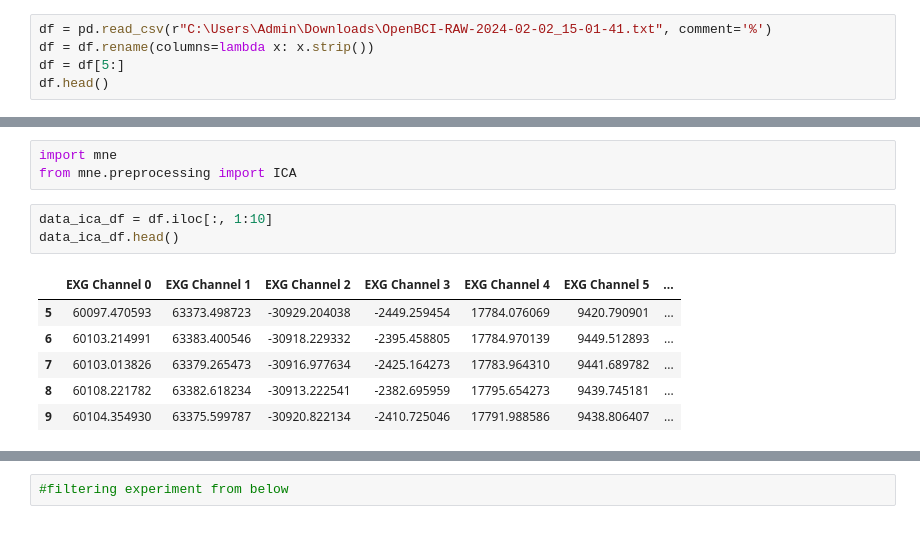
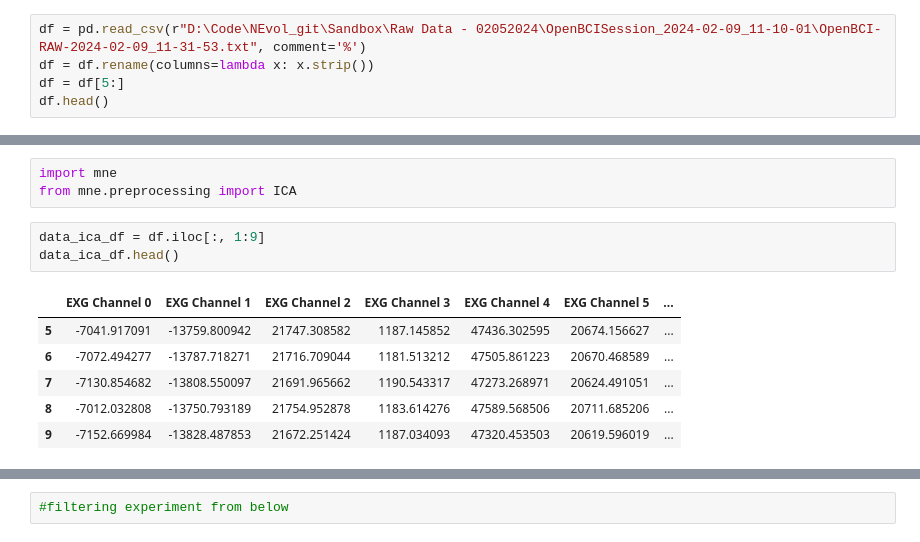
Before and after one commit to cosmicdonut1/NEvol-project, a Jupyter notebook: Sandbox/denoising and filtering.ipynb, the cells around one changed output, grey strips where cells are left out. Cells and saved outputs as stored; diff of their text form.

```diff
--- a/Sandbox/denoising and filtering.ipynb
+++ b/Sandbox/denoising and filtering.ipynb
@@ -12,7 +12,7 @@ import torch.nn as nn
 # %% [markdown]
 ## Step 1: Data Analysis
 # %%
-df = pd.read_csv(r"C:\Users\Admin\Downloads\OpenBCI-RAW-2024-02-02_15-01-41.txt", comment='%')
+df = pd.read_csv(r"D:\Code\NEvol_git\Sandbox\Raw Data - 02052024\OpenBCISession_2024-02-09_11-10-01\OpenBCI-RAW-2024-02-09_11-31-53.txt", comment='%')
 df = df.rename(columns=lambda x: x.strip())
 df = df[5:]
 df.head()
@@ -115,13 +118,13 @@ One major flaw of using convolutions for EEG signal denoising is that the values
 import mne
 from mne.preprocessing import ICA
 # %%
-data_ica_df = df.iloc[:, 1:10]
+data_ica_df = df.iloc[:, 1:9]
 data_ica_df.head()
 # %% [output]
 |  | EXG Channel 0 | EXG Channel 1 | EXG Channel 2 | EXG Channel 3 | EXG Channel 4 | EXG Channel 5 | ... |
-| 5 | 60097.470593 | 63373.498723 | -30929.204038 | -2449.259454 | 17784.076069 | 9420.790901 | ... |
-| 6 | 60103.214991 | 63383.400546 | -30918.229332 | -2395.458805 | 17784.970139 | 9449.512893 | ... |
-| 7 | 60103.013826 | 63379.265473 | -30916.977634 | -2425.164273 | 17783.964310 | 9441.689782 | ... |
-| 8 | 60108.221782 | 63382.618234 | -30913.222541 | -2382.695959 | 17795.654273 | 9439.745181 | ... |
-| 9 | 60104.354930 | 63375.599787 | -30920.822134 | -2410.725046 | 17791.988586 | 9438.806407 | ... |
+| 5 | -7041.917091 | -13759.800942 | 21747.308582 | 1187.145852 | 47436.302595 | 20674.156627 | ... |
+| 6 | -7072.494277 | -13787.718271 | 21716.709044 | 1181.513212 | 47505.861223 | 20670.468589 | ... |
+| 7 | -7130.854682 | -13808.550097 | 21691.965662 | 1190.543317 | 47273.268971 | 20624.491051 | ... |
+| 8 | -7012.032808 | -13750.793189 | 21754.952878 | 1183.614276 | 47589.568506 | 20711.685206 | ... |
+| 9 | -7152.669984 | -13828.487853 | 21672.251424 | 1187.034093 | 47320.453503 | 20619.596019 | ... |
 # %%
```
Also changed, not shown: parts of 11 cells of this notebook.
